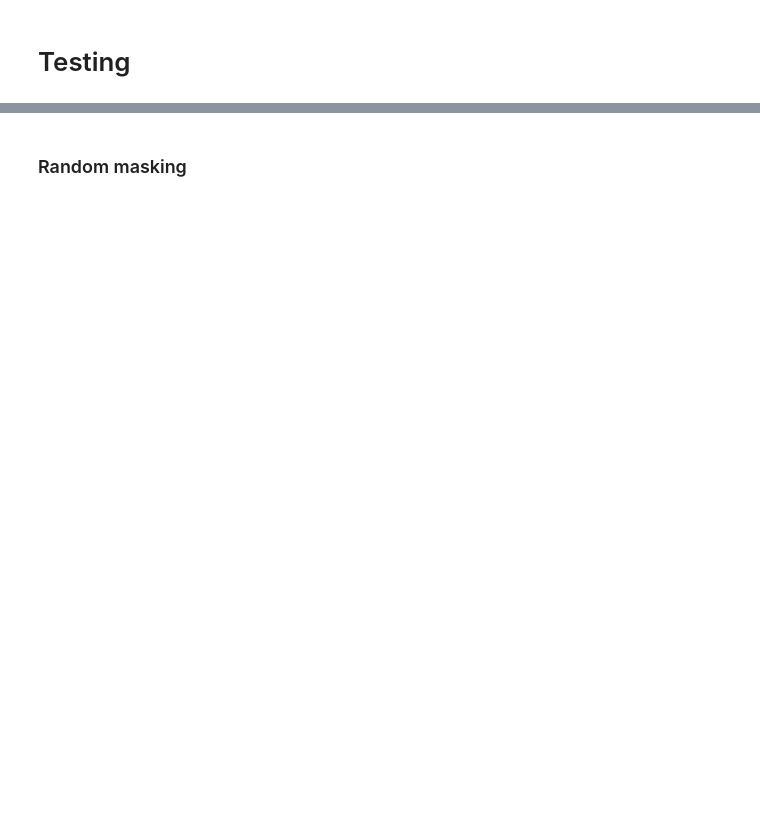
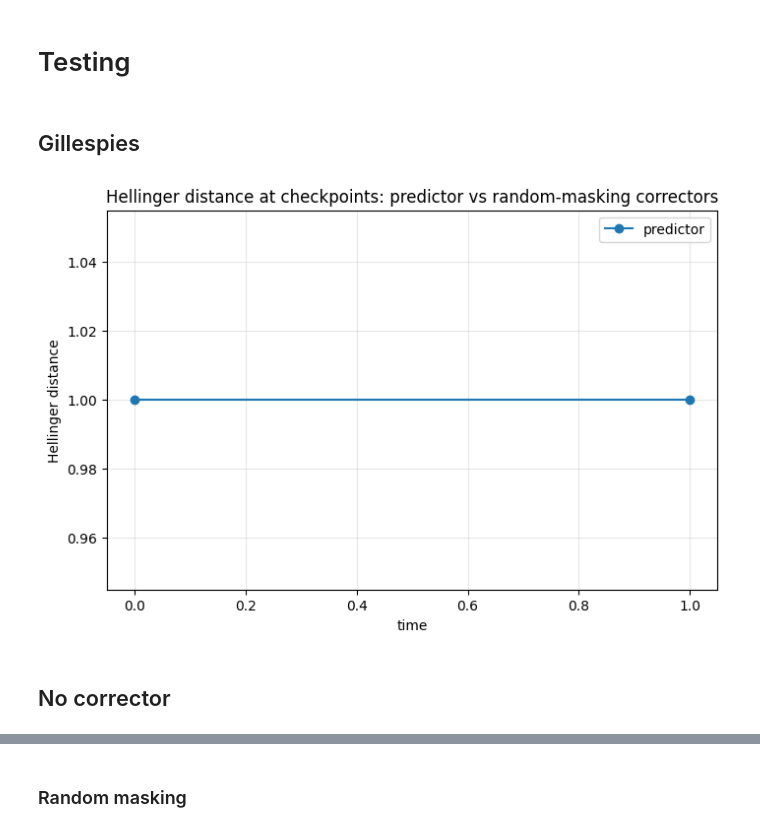
Before and after one commit to loren-ll/Correctors_Discrete_Diffusion, a Jupyter notebook: Adding_correctors.ipynb, the cells around one changed output, grey strips where cells are left out. Saved outputs shown, nothing was run; the diff lists cells and outputs as text; code cells hidden in the pictures; blank space fills up the shorter version.

```diff
--- a/Adding_correctors.ipynb
+++ b/Adding_correctors.ipynb
@@ -1494,2 +1873,4 @@ def validate_results_structure(results):
 # %% [markdown]
 # Testing
+# %% [markdown]
+## Gillespies
@@ -1496 +1912,35 @@ def validate_results_structure(results):
+# %%
+rng = np.random.default_rng(42)
+rngs = [np.random.default_rng(rng.integers(int(1e9))) for _ in range(params_base["n_mc"])]
+
+
+results_no_corrector = compute_hellinger_over_time(
+    w=w,
+    mu=mu,
+    beta=params_base["beta"],
+    T=params_base["T"],
+    tau=params_base["tau"],
+    checkpoint_every=params_base["checkpoint_every"],
+    n_mc=params_base["n_mc"],
+    rngs=rngs,
+    reverse_rng=None,
+    MASK=params_base["MASK"],
+    corrector=None,
+    exact_reverse=True,
+    # tau_c=params_RM["tau_c"],
+    # n_correctors=0,
+    # corrector_start_frac=params_RM["corrector_start_frac"],
+    use_true_pmf_fn=None,
+    unmasking_prob_fn=unmasking_prob_fn,
+    checkpoint_time=0.05
+)
+# %%
+plot_hellinger_curves(
+    results_no_corrector,
+    title="Hellinger distance at checkpoints: predictor vs random-masking correctors"
+)
+# %% [output]
+[figure, added]
+# %% [markdown]
+## No corrector
 # %%
```
Also changed, not shown: parts of 90 cells of this notebook.
